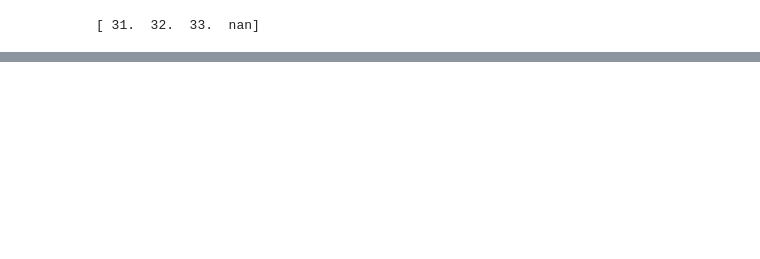
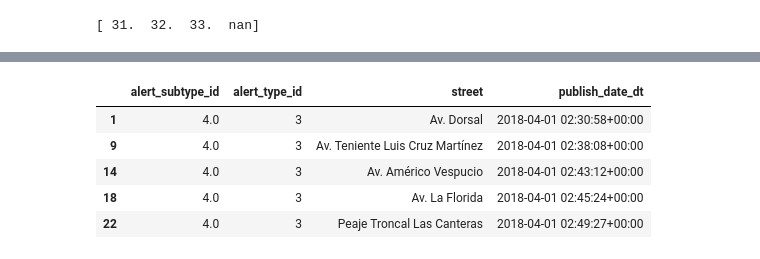
Before and after one commit to Codegn/car-traffic-predictions, a Jupyter notebook: rnn.ipynb, the cells around one changed output, grey strips where cells are left out. Saved outputs shown, nothing was run; the diff lists cells and outputs as text; code cells hidden in the pictures; blank space fills up the shorter version.

```diff
--- a/rnn.ipynb
+++ b/rnn.ipynb
@@ -96,0 +95,2 @@ print(np.sort(alerts_df['alert_subtype_id'][alerts_df['alert_type_id'] == 7].uni
+# %%
+alerts_df['publish_date_dt'] = pd.to_datetime(alerts_df['publish_date'])
@@ -96,0 +129,13 @@ print(np.sort(alerts_df['alert_subtype_id'][alerts_df['alert_type_id'] == 7].uni
+# %%
+alerts_df = alerts_df[['alert_subtype_id', 'alert_type_id', 'street', 'publish_date_dt']]
+# %%
+alerts_df_jams = alerts_df[(alerts_df['alert_type_id'] == 3) & ((alerts_df['alert_subtype_id'] == 4) | (alerts_df['alert_subtype_id'] == 5))]
+# %%
+alerts_df_jams.head()
+# %% [output]
+|  | alert_subtype_id | alert_type_id | street | publish_date_dt |
+| 1 | 4.0 | 3 | Av. Dorsal | 2018-04-01 02:30:58+00:00 |
+| 9 | 4.0 | 3 | Av. Teniente Luis Cruz Martínez | 2018-04-01 02:38:08+00:00 |
+| 14 | 4.0 | 3 | Av. Américo Vespucio | 2018-04-01 02:43:12+00:00 |
+| 18 | 4.0 | 3 | Av. La Florida | 2018-04-01 02:45:24+00:00 |
+| 22 | 4.0 | 3 | Peaje Troncal Las Canteras | 2018-04-01 02:49:27+00:00 |
```
Also changed, not shown: parts of 13 cells of this notebook, 1 other file.
